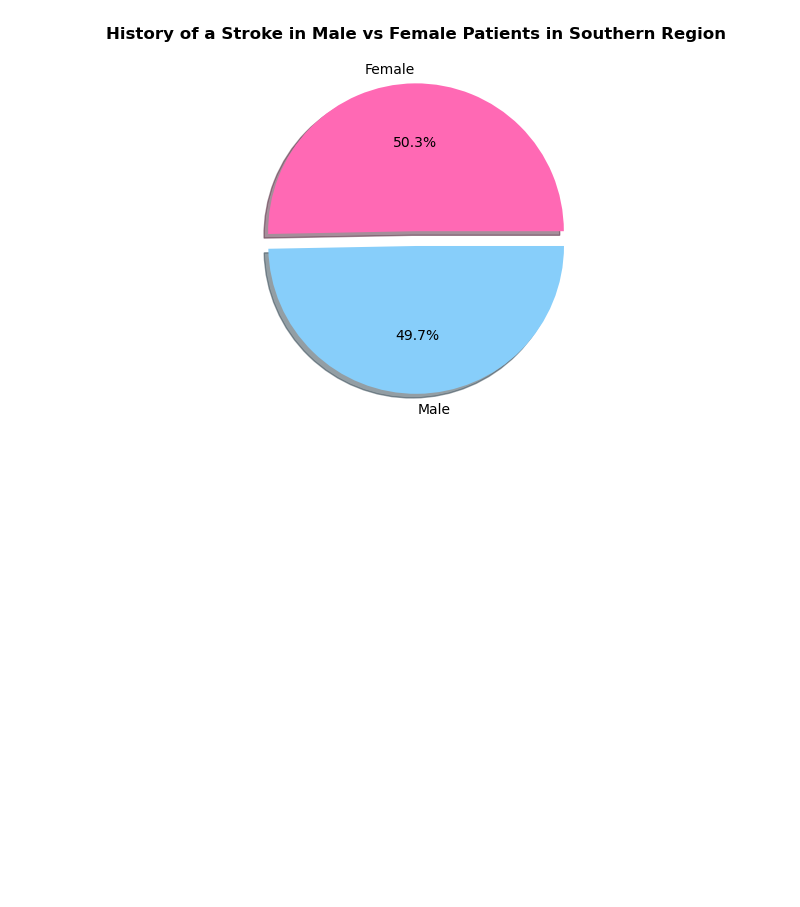
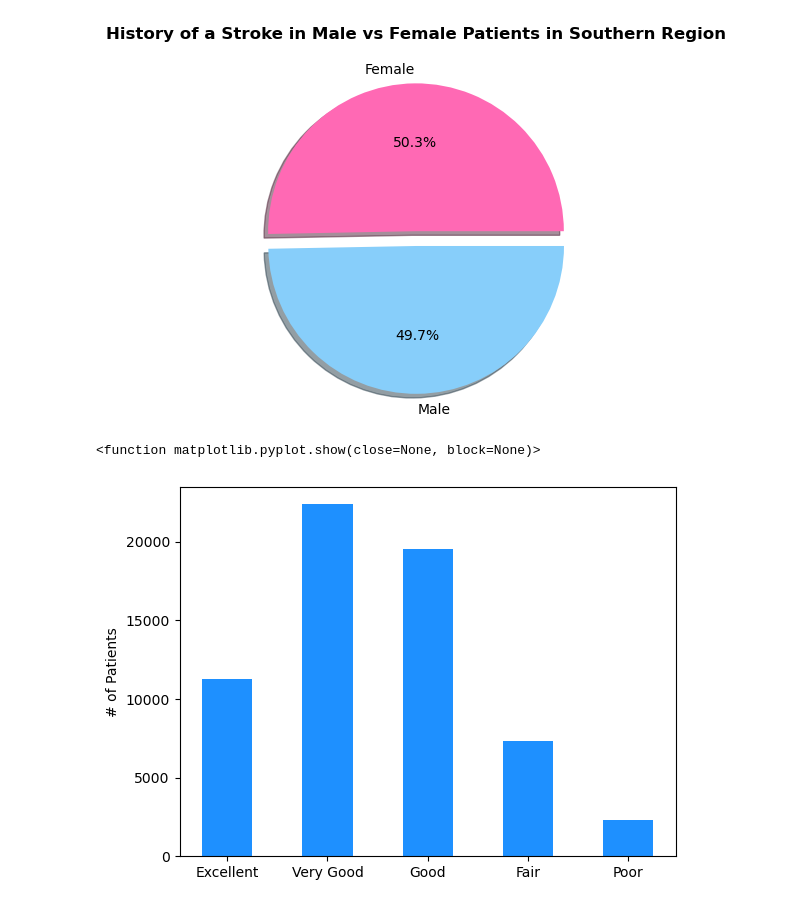
Before and after one commit to anelaherandez/Project_1_Team7, a Jupyter notebook: West.ipynb, the cells around one changed output. Cells and saved outputs as stored; diff of their text form; code cells hidden in the pictures; blank space fills up the shorter version.

```diff
--- a/West.ipynb
+++ b/West.ipynb
@@ -177,3 +192,15 @@ plt.title("History of a Stroke in Male vs Female Patients in Southern Region", f
 plt.show()
 # %% [output]
 [figure]
+# %%
+gen=West_df.groupby('GeneralHealth').size()
+xvalue=np.arange(len(gen))
+yvalue=gen
+plt.bar(xvalue,yvalue, color='dodgerblue', width=0.5)
+tick_locations = [value for value in xvalue]
+plt.ylabel('# of Patients')
+plt.xticks(tick_locations, ["Excellent", "Very Good", "Good", "Fair", "Poor"])
+plt.show
+# %% [output]
+<function matplotlib.pyplot.show(close=None, block=None)>
+[figure, added]
```
Also changed, not shown: parts of 3 cells of this notebook.
